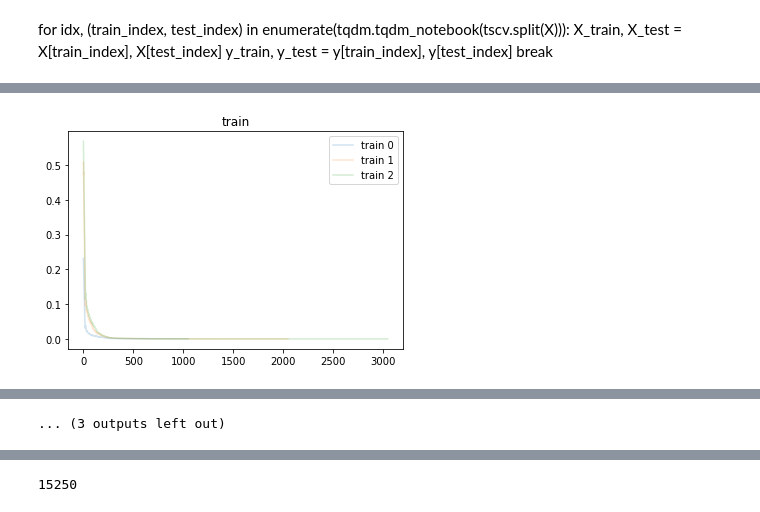
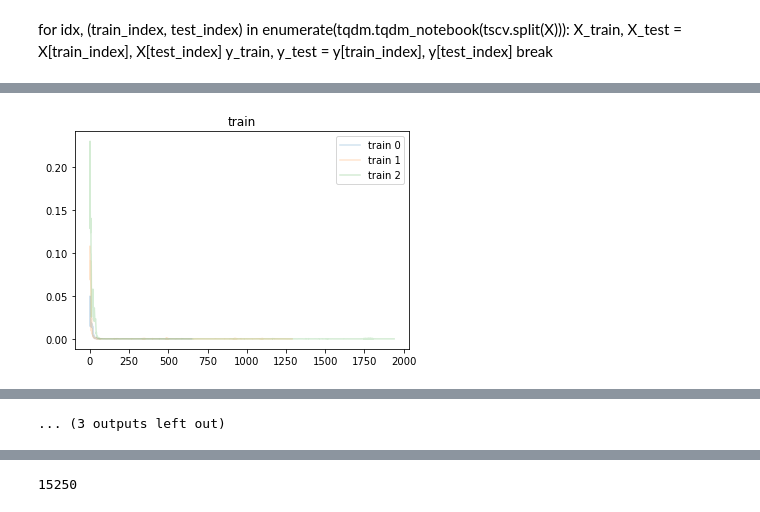
Before and after one commit to shmalex/test_fisher_eda, a Jupyter notebook: jn/04_trading_lstm_chatgpt.ipynb, the cells around one changed output, grey strips where cells are left out. Cells and saved outputs as stored; diff of their text form; code cells hidden in the pictures.

```diff
--- a/jn/04_trading_lstm_chatgpt.ipynb
+++ b/jn/04_trading_lstm_chatgpt.ipynb
@@ -102,5 +116,5 @@ plt.show()
 # %%
 # Preprocess the data
 # scaler = StandardScaler()
-scaler = MinMaxScaler()
+scaler = MinMaxScaler(feature_range=(-1, 1))
 prices_scaled = scaler.fit_transform(df[['close']].values)
@@ -192,0 +210,18 @@ LSTM(
+# %%
+# Hyperparameters
+input_size = 1 # number of features
+hidden_size = 40 #
+num_layers = 3
+output_size = 1
+num_epochs = 10
+learning_rate = 0.01
+batch_size = 128
+# %%
+# Initialize model, loss function, and optimizer
+model = LSTM(input_dim=input_size,
+             hidden_dim=hidden_size,
+             output_dim=output_size,
+             num_layers=num_layers).to(device)
+# https://discuss.pytorch.org/t/how-to-implement-weighted-mean-square-error/2547/6
+criterion = nn.MSELoss() # <<<
+optimizer = torch.optim.Adam(model.parameters(), lr=learning_rate)
@@ -213,59 +308,73 @@ model.fc2(u_out)
 losses = []
 losses_after = []
 # Training loop
+i = 0
 
 # N split cross validation
-for idx, (train_index, test_index) in enumerate(tqdm.tqdm_notebook(tscv.split(X))):
-
-    model = LSTM(input_size=input_size, hidden_size=hidden_size, num_layers=num_layers, output_size=output_size)
-    model.to(device)
+for idx, (train_index, test_index) in enumerate(tqdm.tqdm_notebook(tscv.split(X_train))):
+    model = LSTM(input_dim=input_size,
+             hidden_dim=hidden_size,
+             output_dim=output_size,
+             num_layers=num_layers).to(device)
+    #     model = LSTM(input_size=input_size,
+    #                  hidden_size=hidden_size,
+    #                  num_layers=num_layers,
+    #                  output_size=output_size).to(device)
+    #      input_dim, hidden_dim, num_layers, output_dim
+    criterion = torch.nn.MSELoss()
 
     # https://discuss.pytorch.org/t/how-to-implement-weighted-mean-square-error/2547/6
     optimizer = torch.optim.Adam(model.parameters(), lr=learning_rate)
+
     model.train()
-
-    X_train, X_test = X[train_index], X[test_index]
-    y_train, y_test = y[train_index], y[test_index]
+    print(f'Train Idx [{min(train_index)}:{max(train_index)}] ')
+    print(f'Test  Idx [{min(test_index)}:{max(test_index)}]')
+    fold_X_train, fold_X_test = X_train[train_index], X_train[test_index]
+    fold_y_train, fold_y_test = y_train[train_index], y_train[test_index]
 
     # Convert to DataLoader for easy batching
-    train_data = torch.utils.data.TensorDataset(X_train, y_train)
-    train_loader = torch.utils.data.DataLoader(dataset=train_data, batch_size=batch_size, shuffle=True)
+    fold_train_data   = torch.utils.data.TensorDataset(fold_X_train, fold_y_train)
+    fold_train_loader = torch.utils.data.DataLoader(dataset=fold_train_data,
+                                               batch_size=batch_size,
+                                               shuffle=True)
 
     for epoch in tqdm.tqdm_notebook(range(num_epochs), leave=False):
-        for batch_X, batch_y in train_loader:
-            batch_X, batch_y = batch_X.to(device), batch_y.to(device)
+        for fold_batch_X, fold_batch_y in fold_train_loader:
+            i+=1
+            fold_batch_X, fold_batch_y = fold_batch_X.to(device), fold_batch_y.to(device)
 
             # Backward and optimize
             # Forward pass
-            outputs = model(batch_X)
-            loss = criterion(outputs, batch_y)
+            fold_batch_X_pred = model(fold_batch_X)
+            if i%10==0:
+                print(fold_batch_X_pred.reshape(-1).cpu().detach().numpy()[:10])
+            loss = criterion(fold_batch_X_pred, fold_batch_y)
+            losses.append([loss.item(), 0, idx])
 
             optimizer.zero_grad()
             loss.backward()
             optimizer.step()
 
-            loss_after = criterion(outputs, batch_y)
-            losses_after.append([loss_after.item(), 0, idx])
-            losses.append([loss.item(), 0, idx])
-
-        if (epoch+1) % 10 == 0:
+        if (epoch+1) % 50 == 0:
             print(f'Epoch [{epoch+1}/{num_epochs}], Loss: {loss.item():.4f}')
 
     model.eval()
     with torch.no_grad():
-        test_data = torch.utils.data.TensorDataset(X_test, y_test)
-        test_loader = torch.utils.data.DataLoader(dataset=test_data, batch_size=batch_size, shuffle=False)
+        fold_val_test_data   = torch.utils.data.TensorDataset(fold_X_test, fold_y_test)
+        fold_val_test_loader = torch.utils.data.DataLoader(dataset=fold_val_test_data,
+                                                  batch_size=batch_size,
+                                                  shuffle=False)
 
         predictions = []
-        for batch_X, batch_y in test_loader:
-            batch_X, batch_y = batch_X.to(device), batch_y.to(device)
-            outputs = model(batch_X)
+        for fold_val_batch_X, fold_val_batch_y in fold_val_test_loader:
+            fold_val_batch_X, fold_val_batch_y = fold_val_batch_X.to(device), fold_val_batch_y.to(device)
+            fold_val_batch_X_pred = model(fold_val_batch_X)
             # predictions.extend(outputs.cpu().numpy())
-            loss = criterion(outputs, batch_y)
+            loss = criterion(fold_val_batch_X_pred, fold_val_batch_y)
 #             print(loss.item())
-            losses.append([loss.item(), 1,idx])
+            losses.append([loss.item(), 1, idx])
 
-    model.train()
+#     model.train()
 
     for iidx in range(idx+1):
         plt.plot(list(map(lambda x: x[0],filter(lambda x: (x[2]==iidx) &(x[1]==0), losses) )),
@@ -304 +449 @@ Epoch [50/50], Loss: 0.0000
-[figure, old version]
+[figure, new version]
```
Also changed, not shown: parts of 46 cells of this notebook, 2 other files.
